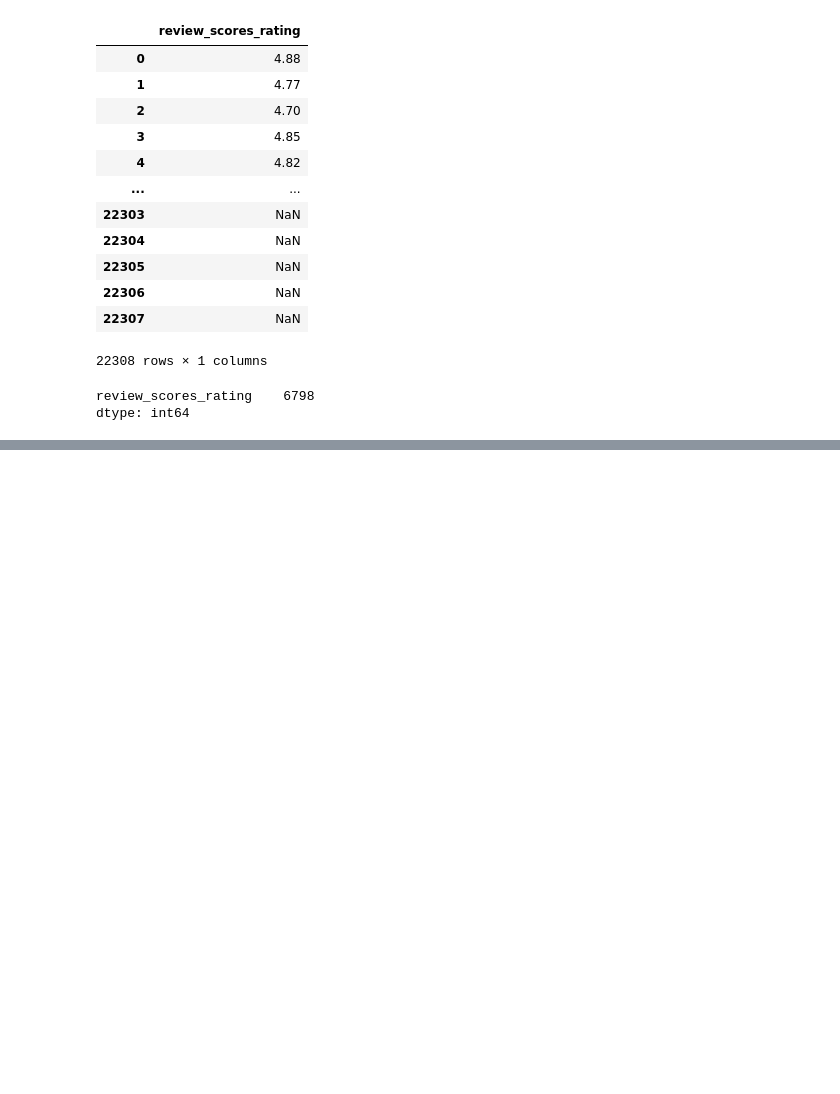
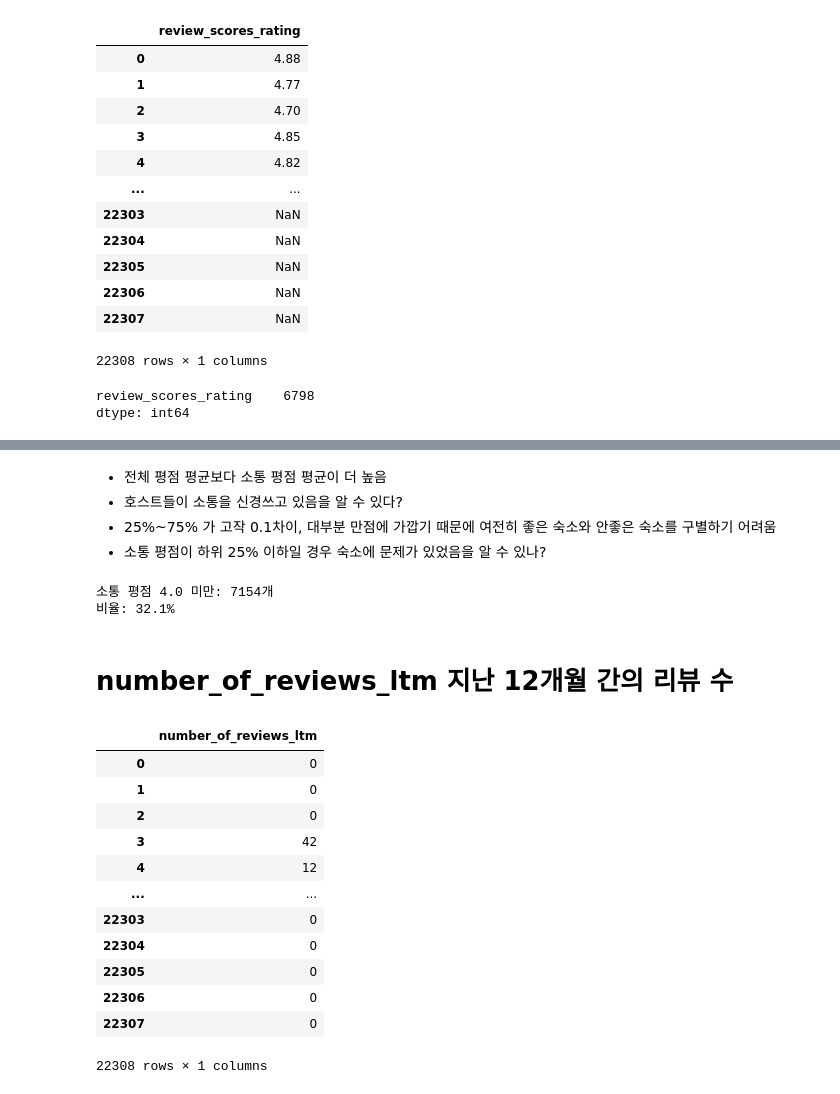
Before and after one commit to sybeom528/airbnb_price_prediction, a Jupyter notebook: notebooks/pjh.ipynb, the cells around one changed output, grey strips where cells are left out. Cells and saved outputs as stored; diff of their text form; code cells hidden in the pictures; blank space fills up the shorter version.

```diff
--- a/notebooks/pjh.ipynb
+++ b/notebooks/pjh.ipynb
@@ -399,8 +432,8 @@ np.int64(6798)
 2. 최솟값 0.01 최댓값 117.98 : 이상치 확인할 것
 3. 결측치 의미: 리뷰가 하나도 없는 숙소
 # %%
-# 결측치 0으로 채우기
-df["reviews_per_month"] = df["reviews_per_month"].fillna(0)
+# 결측치 -> 리뷰수 0으로
+df_cleaned["reviews_per_month"] = df_cleaned["reviews_per_month"].fillna(0)
 # %%
 # 이상치 확인
 plt.figure(figsize=(10, 2))
@@ -449,3 +483,6 @@ df[["review_scores_rating"]].isna().sum()
 # %% [output]
 review_scores_rating    6798
 dtype: int64
+# %%
+# 결측치 -> 리뷰 수 0
+df_cleaned["review_scores_rating"] = df_cleaned["review_scores_rating"].fillna(0)
@@ -451,0 +530,2 @@ dtype: int64
+# %%
+df_cleaned["review_scores_cleanliness"] = df_cleaned["review_scores_cleanliness"].fillna(0)
@@ -451,0 +580,2 @@ dtype: int64
+# %%
+df_cleaned["review_scores_communication"] = df_cleaned["review_scores_communication"].fillna(0)
@@ -451,0 +611,31 @@ dtype: int64
+# %% [markdown]
+ - 전체 평점 평균보다 소통 평점 평균이 더 높음
+ - 호스트들이 소통을 신경쓰고 있음을 알 수 있다?
+ - 25%~75% 가 고작 0.1차이, 대부분 만점에 가깝기 때문에 여전히 좋은 숙소와 안좋은 숙소를 구별하기 어려움
+ - 소통 평점이 하위 25% 이하일 경우 숙소에 문제가 있었음을 알 수 있나?
+# %%
+# 소통 불량 숙소 확인
+low_comm = df_cleaned[df_cleaned["review_scores_communication"] < 4.0]
+print(f"소통 평점 4.0 미만: {len(low_comm)}개")
+print(f"비율: {len(low_comm)/len(df_cleaned)*100:.1f}%")
+# %% [output]
+소통 평점 4.0 미만: 7154개
+비율: 32.1%
+# %% [markdown]
+# number_of_reviews_ltm 지난 12개월 간의 리뷰 수
+# %%
+df_cleaned[["number_of_reviews_ltm"]]
+# %% [output]
+|  | number_of_reviews_ltm |
+| 0 | 0 |
+| 1 | 0 |
+| 2 | 0 |
+| 3 | 42 |
+| 4 | 12 |
+| ... | ... |
+| 22303 | 0 |
+| 22304 | 0 |
+| 22305 | 0 |
+| 22306 | 0 |
+| 22307 | 0 |
+22308 rows × 1 columns
```
Also changed, not shown: parts of 39 cells of this notebook, 1 other file.
